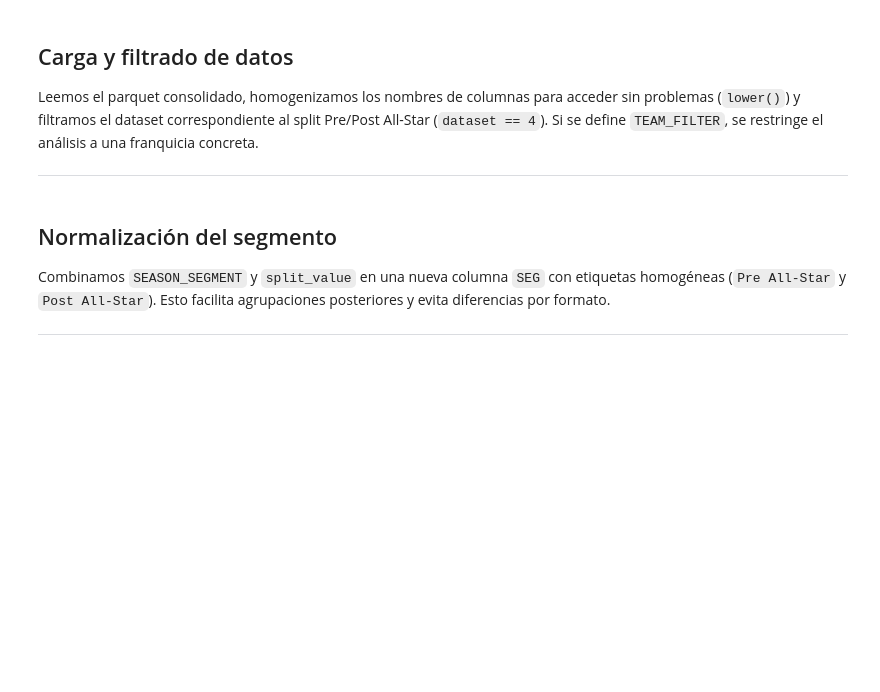
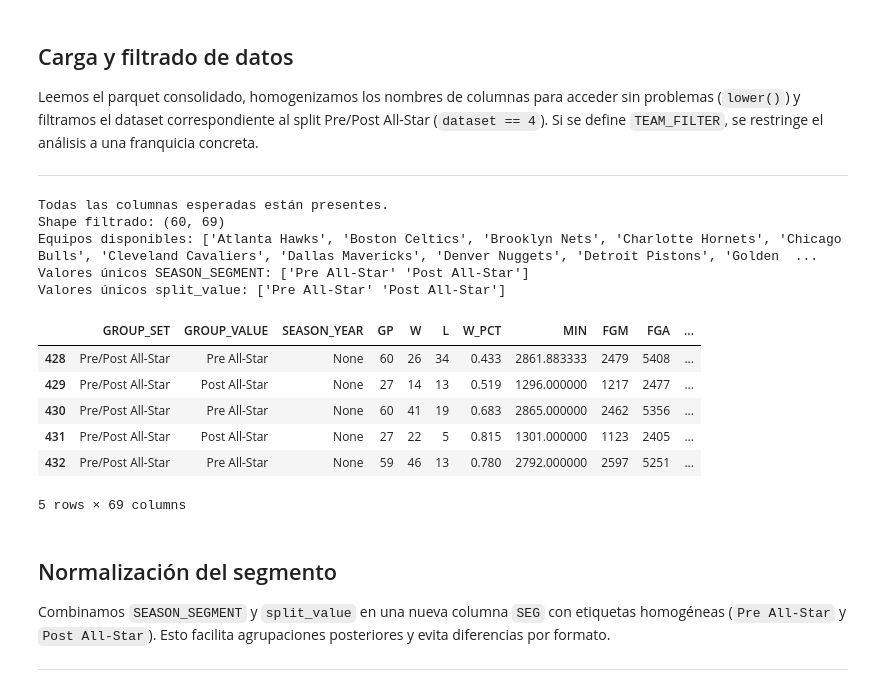
Before and after one commit to diazpablogon/BasketballAnalysis, a Jupyter notebook: 01_data_scrapping/01b_modelling/01a_teamdashboard/01a_generalsplits/01e_pre_post_allstar.ipynb, the cells around one changed output. Saved outputs shown, nothing was run; the diff lists cells and outputs as text; code cells hidden in the pictures; blank space fills up the shorter version.

```diff
--- a/01_data_scrapping/01b_modelling/01a_teamdashboard/01a_generalsplits/01e_pre_post_allstar.ipynb
+++ b/01_data_scrapping/01b_modelling/01a_teamdashboard/01a_generalsplits/01e_pre_post_allstar.ipynb
@@ -71,36 +77,49 @@ if TEAM_FILTER:
 if season_col in df.columns:
     df = df[df[season_col].astype(str).str.contains(SEASON_TARGET)].copy()
 
-segment_col = get_col("dataset")
+segment_col = get_col("source_dataset")
 df_seg = df.query(f"`{segment_col}` == @DATASET_SEGMENT_ID").copy()
 
 EXPECTED_COLUMNS = [
     "GROUP_SET", "GROUP_VALUE", "SEASON_YEAR", "GP", "W", "L", "W_PCT", "MIN", "FGM", "FGA", "FG_PCT", "FG3M", "FG3A",
     "FG3_PCT", "FTM", "FTA", "FT_PCT", "OREB", "DREB", "REB", "AST", "TOV", "STL", "BLK", "BLKA", "PF", "PFD", "PTS",
     "PLUS_MINUS", "GP_RANK", "W_RANK", "L_RANK", "W_PCT_RANK", "MIN_RANK", "FGM_RANK", "FGA_RANK", "FG_PCT_RANK",
     "FG3M_RANK", "FG3A_RANK", "FG3_PCT_RANK", "FTM_RANK", "FTA_RANK", "FT_PCT_RANK", "OREB_RANK", "DREB_RANK",
     "REB_RANK", "AST_RANK", "TOV_RANK", "STL_RANK", "BLK_RANK", "BLKA_RANK", "PF_RANK", "PFD_RANK", "PTS_RANK",
     "PLUS_MINUS_RANK", "season", "endpoint", "TEAM_ID", "season_type", "dataset", "TEAM_NAME", "source_dataset",
     "split_type", "split_value", "TEAM_GAME_LOCATION", "GAME_RESULT", "SEASON_MONTH_NAME", "SEASON_SEGMENT",
     "TEAM_DAYS_REST_RANGE"
 ]
 
 missing_columns = [col for col in EXPECTED_COLUMNS if col.lower() not in col_lookup]
 if missing_columns:
     print("Columnas faltantes:", missing_columns)
 else:
     print("Todas las columnas esperadas están presentes.")
 
 print(f"Shape filtrado: {df_seg.shape}")
 print("Equipos disponibles:", sorted(df_seg[get_col("team_name")].dropna().unique()))
 segment_values = df_seg.get(get_col("season_segment"))
 if segment_values is not None:
     print("Valores únicos SEASON_SEGMENT:", segment_values.dropna().unique())
 value_values = df_seg.get(get_col("split_value"))
 if value_values is not None:
     print("Valores únicos split_value:", value_values.dropna().unique())
 
 display(df_seg.head())
+# %% [output]
+Todas las columnas esperadas están presentes.
+Shape filtrado: (60, 69)
+Equipos disponibles: ['Atlanta Hawks', 'Boston Celtics', 'Brooklyn Nets', 'Charlotte Hornets', 'Chicago Bulls', 'Cleveland Cavaliers', 'Dallas Mavericks', 'Denver Nuggets', 'Detroit Pistons', 'Golden  ...
+Valores únicos SEASON_SEGMENT: ['Pre All-Star' 'Post All-Star']
+Valores únicos split_value: ['Pre All-Star' 'Post All-Star']
+|  | GROUP_SET | GROUP_VALUE | SEASON_YEAR | GP | W | L | W_PCT | MIN | FGM | FGA | ... |
+| 428 | Pre/Post All-Star | Pre All-Star | None | 60 | 26 | 34 | 0.433 | 2861.883333 | 2479 | 5408 | ... |
+| 429 | Pre/Post All-Star | Post All-Star | None | 27 | 14 | 13 | 0.519 | 1296.000000 | 1217 | 2477 | ... |
+| 430 | Pre/Post All-Star | Pre All-Star | None | 60 | 41 | 19 | 0.683 | 2865.000000 | 2462 | 5356 | ... |
+| 431 | Pre/Post All-Star | Post All-Star | None | 27 | 22 | 5 | 0.815 | 1301.000000 | 1123 | 2405 | ... |
+| 432 | Pre/Post All-Star | Pre All-Star | None | 59 | 46 | 13 | 0.780 | 2792.000000 | 2597 | 5251 | ... |
+5 rows × 69 columns
 # %% [markdown]
 ## Normalización del segmento
 
```
Also changed, not shown: parts of 6 cells of this notebook, 5 other files.
